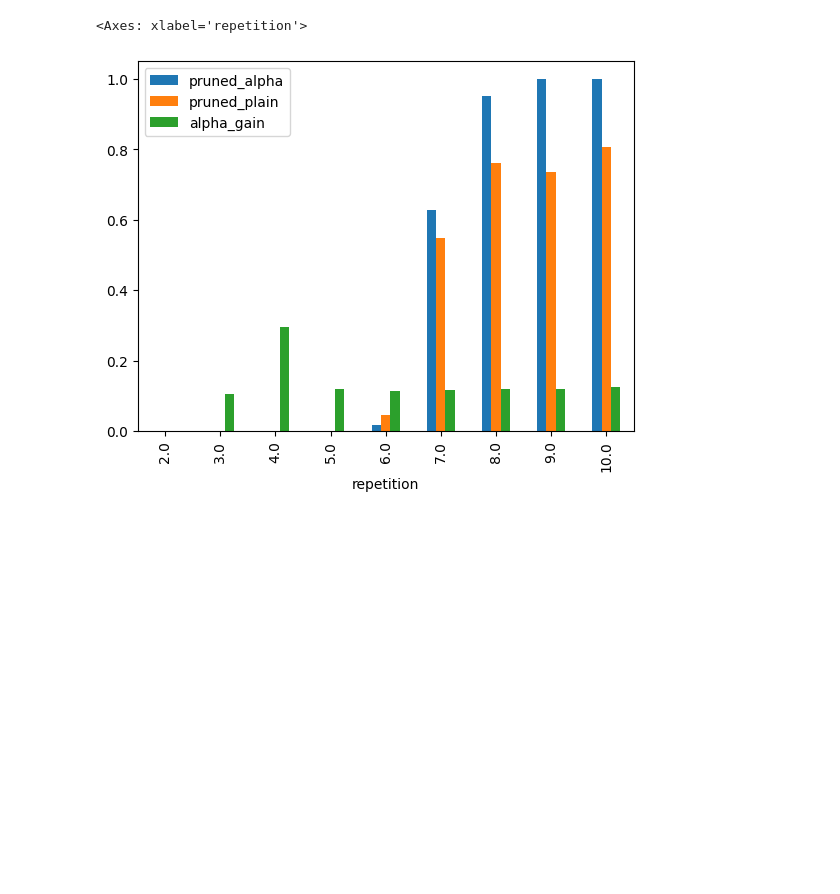
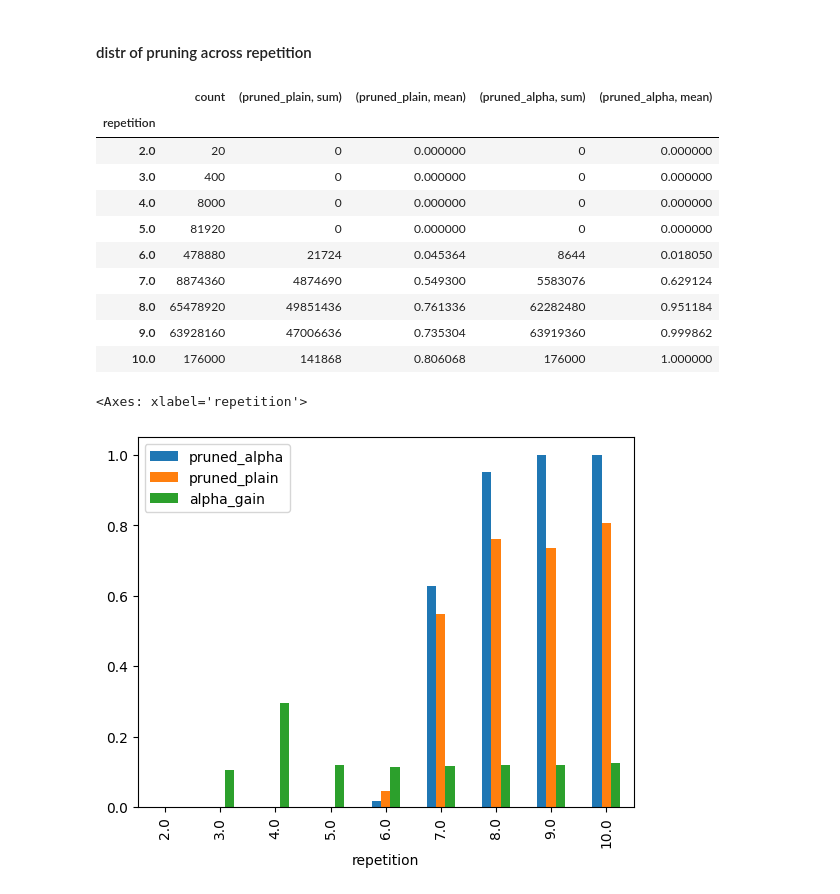
Before and after one commit to mhmd97z/alpha-beta-CROWN, a Jupyter notebook: complete_verifier/input_split/pickled_analysis.ipynb, the cells around one changed output. Drawn from its saved outputs; the diff is of its cells as text; code cells hidden in the pictures; blank space fills up the shorter version.

```diff
--- a/complete_verifier/input_split/pickled_analysis.ipynb
+++ b/complete_verifier/input_split/pickled_analysis.ipynb
@@ -54,3 +86,22 @@ pdf_all['repetition'].hist()
+# %% [markdown]
+#### distr of pruning across repetition
+# %%
+pdf_count = pdf_all.groupby('repetition').count()
+pdf_count = pdf_count[['iteration']].rename(columns={'iteration': 'count'})
+pdf_prune = pdf_all[['pruned_plain', 'pruned_alpha', 'repetition']].groupby(['repetition']).agg(['sum', 'mean'])
+pd.concat([pdf_count, pdf_prune], axis=1, join='inner')
+# %% [output]
+|  | count | (pruned_plain, sum) | (pruned_plain, mean) | (pruned_alpha, sum) | (pruned_alpha, mean) |
+| repetition |  |  |  |  |  |
+| 2.0 | 20 | 0 | 0.000000 | 0 | 0.000000 |
+| 3.0 | 400 | 0 | 0.000000 | 0 | 0.000000 |
+| 4.0 | 8000 | 0 | 0.000000 | 0 | 0.000000 |
+| 5.0 | 81920 | 0 | 0.000000 | 0 | 0.000000 |
+| 6.0 | 478880 | 21724 | 0.045364 | 8644 | 0.018050 |
+| 7.0 | 8874360 | 4874690 | 0.549300 | 5583076 | 0.629124 |
+| 8.0 | 65478920 | 49851436 | 0.761336 | 62282480 | 0.951184 |
+| 9.0 | 63928160 | 47006636 | 0.735304 | 63919360 | 0.999862 |
+| 10.0 | 176000 | 141868 | 0.806068 | 176000 | 1.000000 |
 # %%
 pdf_all['alpha_gain'] = ((pdf['pruned_alpha'] == 1) & (pdf['pruned_plain'] == 0))
 pdf_all["alpha_gain"] = pdf_all["alpha_gain"].astype(int)
```
Also changed, not shown: parts of 22 cells of this notebook.
